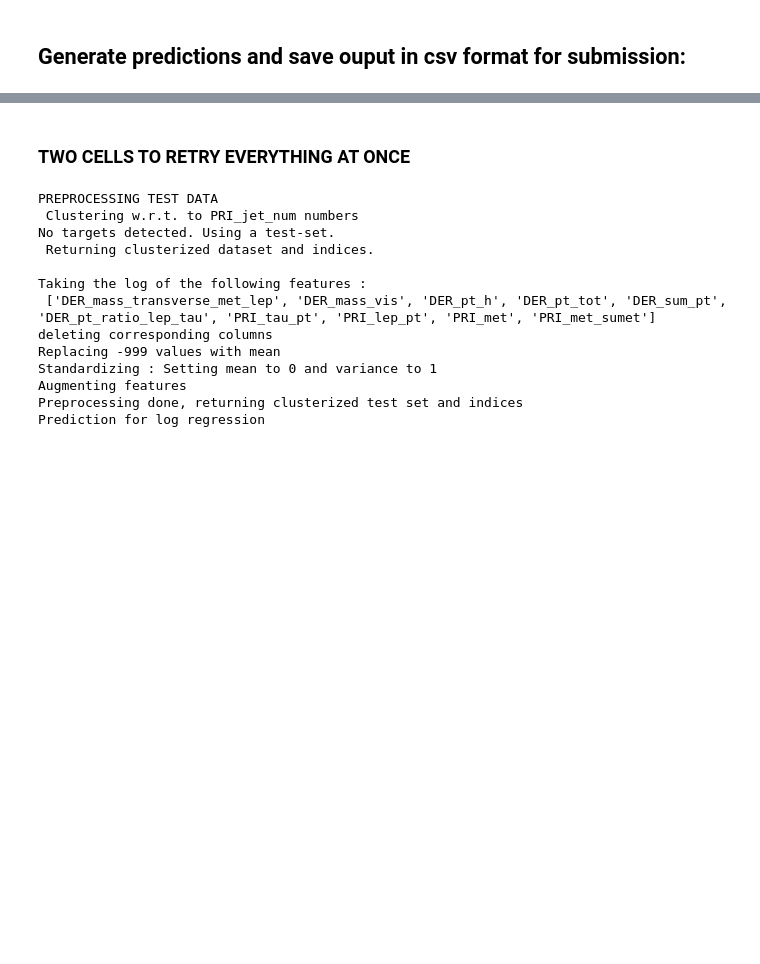
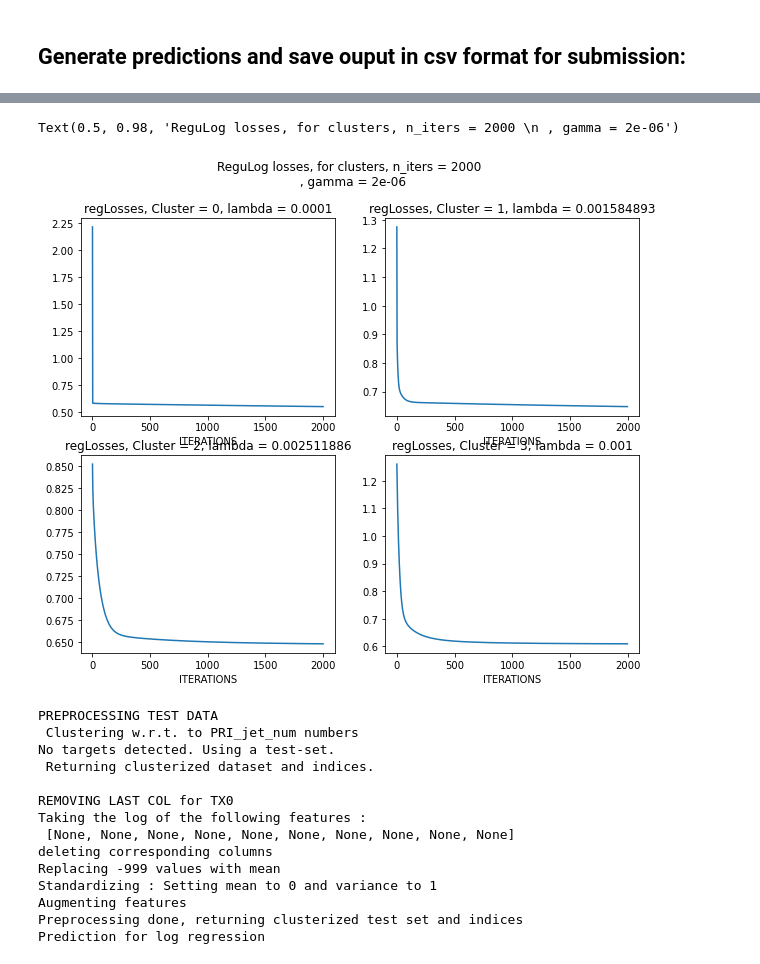
Before and after one commit to richieYT-wan/ML_project1, a Jupyter notebook: scripts/project1_traintuneLOG.ipynb, the cells around one changed output, grey strips where cells are left out. Saved outputs shown, nothing was run; the diff lists cells and outputs as text; code cells hidden in the pictures; blank space fills up the shorter version.

```diff
--- a/scripts/project1_traintuneLOG.ipynb
+++ b/scripts/project1_traintuneLOG.ipynb
@@ -178,0 +185,11 @@ degs=[dlog0,dlog1,dlog2,dlog3]
+# %%
+from preprocessing import cluster_preprocessing_train, cluster_preprocessing_test
+from proj1_helpers import cluster_predict
+#TRAINING PART
+#loading data
+print("::: LOADING DATA :::\n")
+#RELOADING
+DATA_TRAIN_PATH = '../data/train.csv' # TODO: download train data and supply path here
+y, tx_train, ids = load_csv_data(DATA_TRAIN_PATH)
+names= get_feature_names(DATA_TRAIN_PATH)
+num2name,name2num = mapping(DATA_TRAIN_PATH)
@@ -178,0 +206,5 @@ degs=[dlog0,dlog1,dlog2,dlog3]
+# %%
+degs = [1,1,1,1]
+tx0, y0, tx1, y1, tx2, y2, tx3, y3, id0, id1, id2, id3 = cluster_preprocessing_train(tx_train,y,num2name)
+tx0, tx1, tx2, tx3 = cluster_buildpoly(tx0,tx1,tx2,tx3,degs)
+tx0.shape
@@ -179,6 +229,43 @@ degs=[dlog0,dlog1,dlog2,dlog3]
+# %%
+from implementations import *
+# regulog with no tolerance.
+n_iters = 2000
+gamma = 2e-6
+lambdas = [1.000000e-04, 1.584893e-03, 2.511886e-03, 1.000000e-03]
+
+# using the same initial values for each cluster-
+w_init0 = np.random.randn(tx0.shape[1],1)
+w_init1 = np.random.randn(tx1.shape[1],1)
+w_init2 = np.random.randn(tx2.shape[1],1)
+w_init3 = np.random.randn(tx3.shape[1],1)
+
+w_log_opt0, _, reglosses0 = reg_logistic_regression(y0, tx0, lambdas[0], w_init0, n_iters, gamma,tol=1e-6)
+w_log_opt1, _, reglosses1 = reg_logistic_regression(y1, tx1, lambdas[1], w_init1, n_iters, gamma,tol=1e-6)
+w_log_opt2, _, reglosses2 = reg_logistic_regression(y2, tx2, lambdas[2], w_init2, n_iters, gamma,tol=1e-6)
+w_log_opt3, _, reglosses3 = reg_logistic_regression(y3, tx3, lambdas[3], w_init3, n_iters, gamma,tol=1e-6)
+
+fig, axes = plt.subplots(2,2,figsize=(10,8),sharex =False)
+ax = axes.ravel()
+ax[0].plot(reglosses0)
+ax[1].plot(reglosses1)
+ax[2].plot(reglosses2)
+ax[3].plot(reglosses3)
+
+ax[0].set_title("regLosses, Cluster = 0, lambda = {}".format(lambdas[0]))
+ax[1].set_title("regLosses, Cluster = 1, lambda = {}".format(lambdas[1]))
+ax[2].set_title("regLosses, Cluster = 2, lambda = {}".format(lambdas[2]))
+ax[3].set_title("regLosses, Cluster = 3, lambda = {}".format(lambdas[3]))
+
+ax[0].set_xlabel("ITERATIONS")
+ax[1].set_xlabel("ITERATIONS")
+ax[2].set_xlabel("ITERATIONS")
+ax[3].set_xlabel("ITERATIONS")
+
+fig.suptitle("ReguLog losses, for clusters, n_iters = {} \n , gamma = {}".format(n_iters,gamma))
+# %% [output]
+Text(0.5, 0.98, 'ReguLog losses, for clusters, n_iters = 2000 \n , gamma = 2e-06')
+[figure, added]
 # %%
 DATA_TEST_PATH = '../data/test.csv' # TODO: download test data and supply path here
 _, tX_test, ids_test = load_csv_data(DATA_TEST_PATH)
 OUTPUT_PATH = '../submissions/' # TODO: fill in desired name of output file for submission
-# %% [markdown]
-### TWO CELLS TO RETRY EVERYTHING AT ONCE
@@ -185,29 +281,22 @@ OUTPUT_PATH = '../submissions/' # TODO: fill in desired name of output file for
 # %%
-#TESTING PART
-
-#Getting test-data
-DATA_TEST_PATH = '../data/test.csv'
-_, tX_test, ids_test = load_csv_data(DATA_TEST_PATH)
-OUTPUT_PATH = '../submissions/'
-#Test preprocessing
-degs = [1,1,1,1]
 test0, i0, test1, i1, test2, i2, test3, i3 = cluster_preprocessing_test(tX_test, id0, id1,
                                                                  id2, id3, degs, num2name)
 #Prediction
 
-yclusterpred_log = cluster_predict(w0,w1,w2,w3,
+yclusterpred_log = cluster_predict(w_log_opt0,w_log_opt1,w_log_opt2,w_log_opt3,
                                test0,test1,test2,test3,
                                i0,i1,i2,i3,how="log")
 
-create_csv_submission(ids_test, yclusterpred_log, OUTPUT_PATH+"cluster_predictlog_test.csv")
+create_csv_submission(ids_test, yclusterpred_log, OUTPUT_PATH+"clusterREGULOG_postcrossval.csv")
 # %% [output]
 PREPROCESSING TEST DATA
  Clustering w.r.t. to PRI_jet_num numbers
 No targets detected. Using a test-set.
  Returning clusterized dataset and indices.
 
+REMOVING LAST COL for TX0
 Taking the log of the following features :
- ['DER_mass_transverse_met_lep', 'DER_mass_vis', 'DER_pt_h', 'DER_pt_tot', 'DER_sum_pt', 'DER_pt_ratio_lep_tau', 'PRI_tau_pt', 'PRI_lep_pt', 'PRI_met', 'PRI_met_sumet']
+ [None, None, None, None, None, None, None, None, None, None]
 deleting corresponding columns
 Replacing -999 values with mean
 Standardizing : Setting mean to 0 and variance to 1
```
Also changed, not shown: parts of 8 cells of this notebook, 29 other files.
